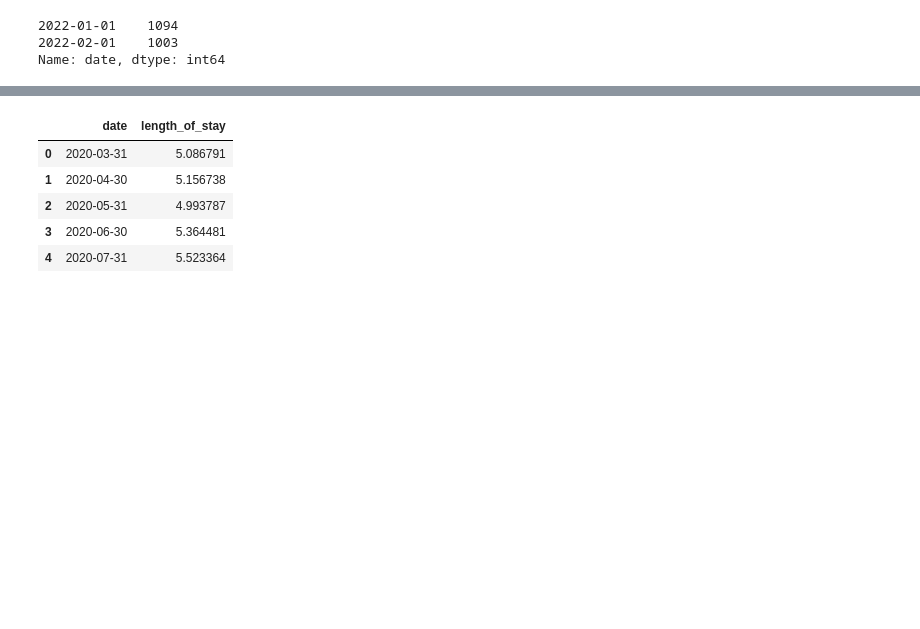
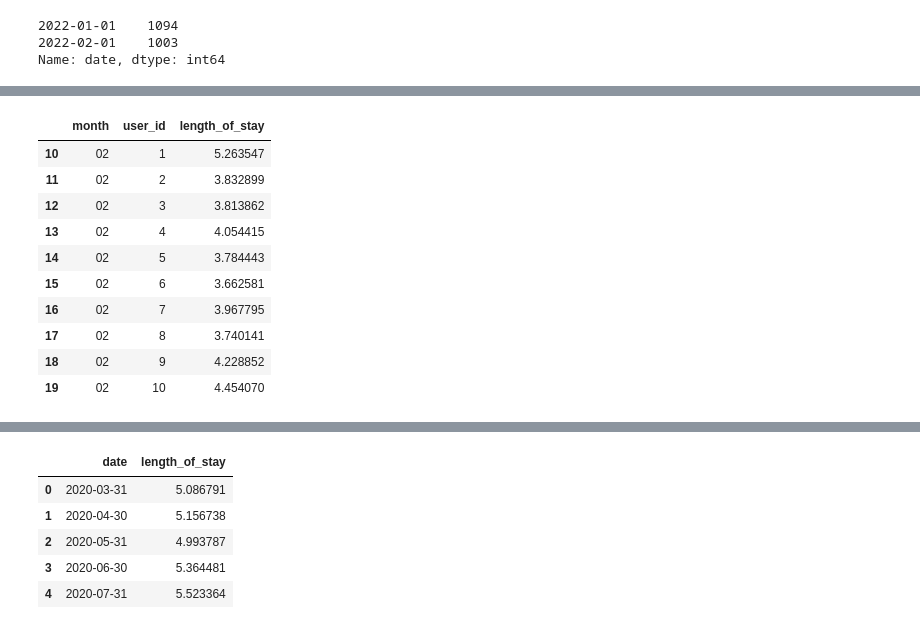
Before and after one commit to valputla/Customer-Success-Project, a Jupyter notebook: Take Home Analysis.ipynb, the cells around one changed output, grey strips where cells are left out. Cells and saved outputs as stored; diff of their text form; code cells hidden in the pictures; blank space fills up the shorter version.

```diff
--- a/Take Home Analysis.ipynb
+++ b/Take Home Analysis.ipynb
@@ -65,0 +56,14 @@ q1_user_groups.head()
+# %%
+q2_months_los_feb
+# %% [output]
+|  | month | user_id | length_of_stay |
+| 10 | 02 | 1 | 5.263547 |
+| 11 | 02 | 2 | 3.832899 |
+| 12 | 02 | 3 | 3.813862 |
+| 13 | 02 | 4 | 4.054415 |
+| 14 | 02 | 5 | 3.784443 |
+| 15 | 02 | 6 | 3.662581 |
+| 16 | 02 | 7 | 3.967795 |
+| 17 | 02 | 8 | 3.740141 |
+| 18 | 02 | 9 | 4.228852 |
+| 19 | 02 | 10 | 4.454070 |
```
Also changed, not shown: parts of 8 cells of this notebook, 3 other files.
